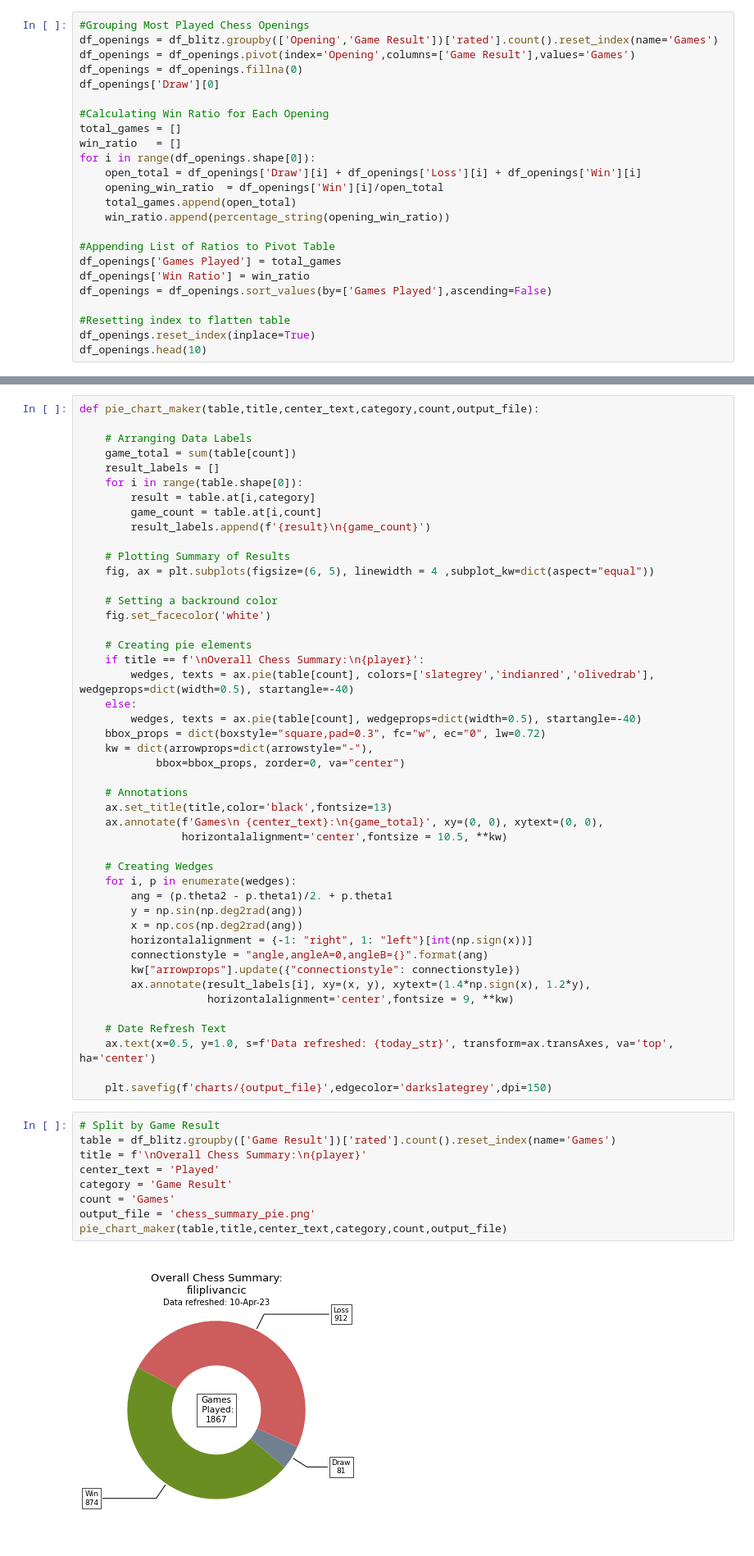
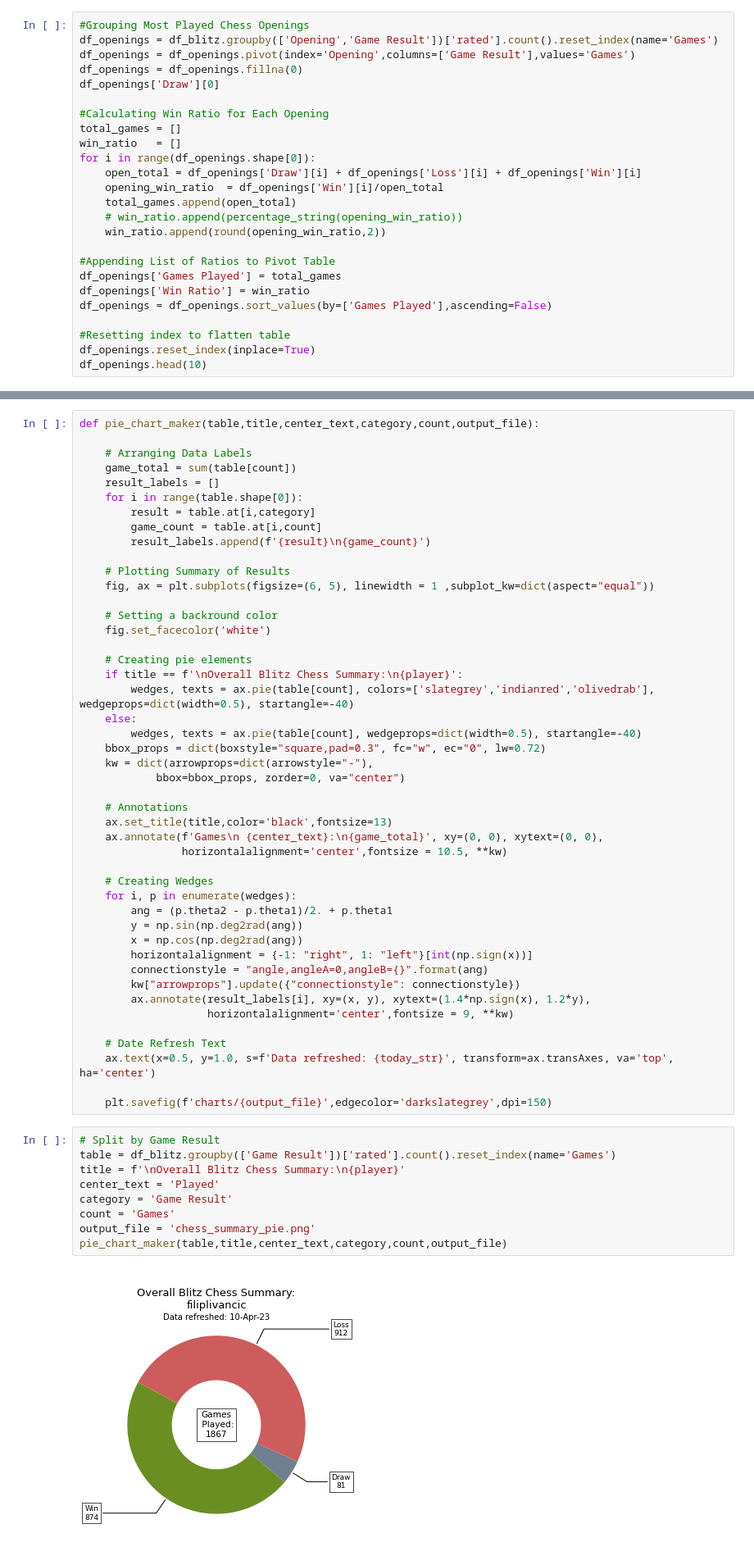
Before and after one commit to Filpill/chess_analysis, a Jupyter notebook: chess_analysis_v2.ipynb, the cells around one changed output, grey strips where cells are left out. Shown at 82% size. Saved outputs shown, nothing was run; the diff lists cells and outputs as text.

```diff
--- a/chess_analysis_v2.ipynb
+++ b/chess_analysis_v2.ipynb
@@ -409,7 +410,8 @@ for i in range(df_openings.shape[0]):
     open_total = df_openings['Draw'][i] + df_openings['Loss'][i] + df_openings['Win'][i]
     opening_win_ratio  = df_openings['Win'][i]/open_total
     total_games.append(open_total)
-    win_ratio.append(percentage_string(opening_win_ratio))
+    # win_ratio.append(percentage_string(opening_win_ratio))
+    win_ratio.append(round(opening_win_ratio,2))
 
 #Appending List of Ratios to Pivot Table
 df_openings['Games Played'] = total_games
@@ -593,13 +611,13 @@ def pie_chart_maker(table,title,center_text,category,count,output_file):
         result_labels.append(f'{result}\n{game_count}')
 
     # Plotting Summary of Results
-    fig, ax = plt.subplots(figsize=(6, 5), linewidth = 4 ,subplot_kw=dict(aspect="equal"))
+    fig, ax = plt.subplots(figsize=(6, 5), linewidth = 1 ,subplot_kw=dict(aspect="equal"))
 
     # Setting a backround color
     fig.set_facecolor('white')
 
     # Creating pie elements
-    if title == f'\nOverall Chess Summary:\n{player}':
+    if title == f'\nOverall Blitz Chess Summary:\n{player}':
         wedges, texts = ax.pie(table[count], colors=['slategrey','indianred','olivedrab'], wedgeprops=dict(width=0.5), startangle=-40)
     else:
         wedges, texts = ax.pie(table[count], wedgeprops=dict(width=0.5), startangle=-40)
@@ -630,14 +648,14 @@ def pie_chart_maker(table,title,center_text,category,count,output_file):
 # %%
 # Split by Game Result
 table = df_blitz.groupby(['Game Result'])['rated'].count().reset_index(name='Games')
-title = f'\nOverall Chess Summary:\n{player}'
+title = f'\nOverall Blitz Chess Summary:\n{player}'
 center_text = 'Played'
 category = 'Game Result'
 count = 'Games'
 output_file = 'chess_summary_pie.png'
 pie_chart_maker(table,title,center_text,category,count,output_file)
 # %% [output]
-[figure, old version]
+[figure, new version]
 # %%
 # Split by End State
 df_end_state_summary = df_blitz.groupby(['Game Result','End State'])['rated'].count().reset_index(name='Games')
```
Also changed, not shown: parts of 5 cells of this notebook, 7 other files.
